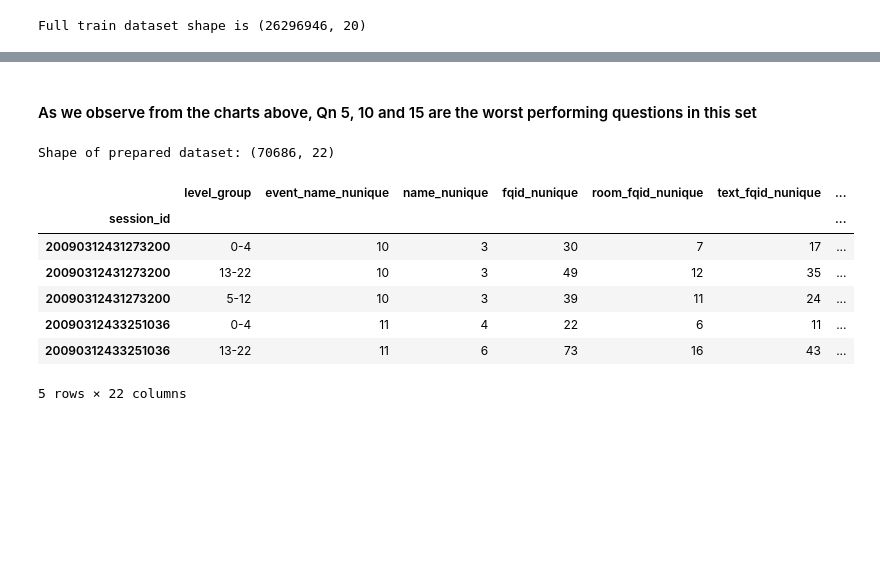
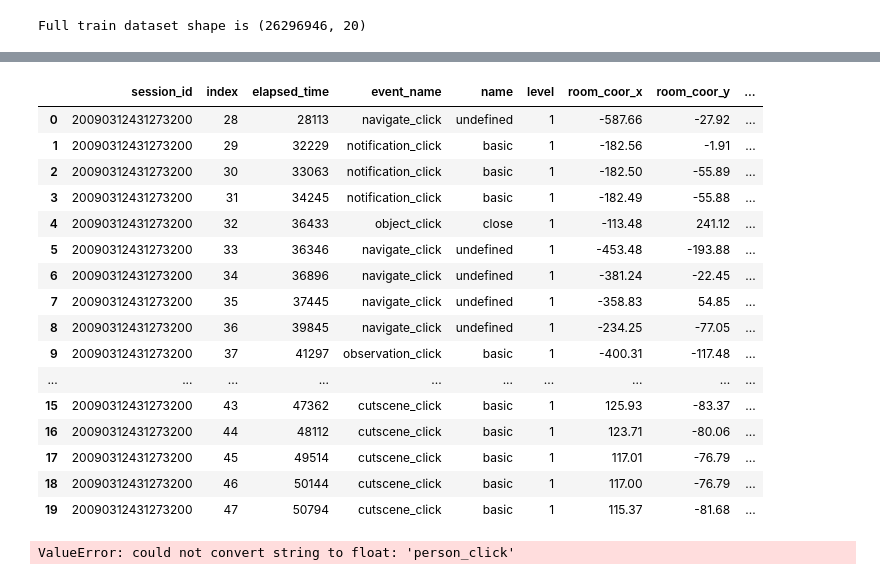
Before and after one commit to Malai237/ML-Project, a Jupyter notebook: starter.ipynb, the cells around one changed output, grey strips where cells are left out. Cells and saved outputs as stored; diff of their text form; code cells hidden in the pictures; blank space fills up the shorter version.

```diff
--- a/starter.ipynb
+++ b/starter.ipynb
@@ -84,2 +206,0 @@ for n in range(1,19):
-# %% [markdown]
-#### As we observe from the charts above, Qn 5, 10 and 15 are the worst performing questions in this set
@@ -116,17 +207,22 @@ def feature_engineering(df):
-# %%
-dataset_df = feature_engineering(dataset_df)
-
-print(f'Shape of prepared dataset: {dataset_df.shape}')
-# %% [output]
-Shape of prepared dataset: (70686, 22)
-# %%
-dataset_df.head()
-# %% [output]
-|  | level_group | event_name_nunique | name_nunique | fqid_nunique | room_fqid_nunique | text_fqid_nunique | ... |
-| session_id |  |  |  |  |  |  | ... |
-| 20090312431273200 | 0-4 | 10 | 3 | 30 | 7 | 17 | ... |
-| 20090312431273200 | 13-22 | 10 | 3 | 49 | 12 | 35 | ... |
-| 20090312431273200 | 5-12 | 10 | 3 | 39 | 11 | 24 | ... |
-| 20090312433251036 | 0-4 | 11 | 4 | 22 | 6 | 11 | ... |
-| 20090312433251036 | 13-22 | 11 | 6 | 73 | 16 | 43 | ... |
-5 rows × 22 columns
+# %%
+#Now that we dont have any null values, we can move joining the labels to the exsisting df
+merged_df = dataset_df.merge(labels, on=['session_id','level'])
+merged_df.head(20)
+# %% [output]
+|  | session_id | index | elapsed_time | event_name | name | level | room_coor_x | room_coor_y | ... |
+| 0 | 20090312431273200 | 28 | 28113 | navigate_click | undefined | 1 | -587.66 | -27.92 | ... |
+| 1 | 20090312431273200 | 29 | 32229 | notification_click | basic | 1 | -182.56 | -1.91 | ... |
+| 2 | 20090312431273200 | 30 | 33063 | notification_click | basic | 1 | -182.50 | -55.89 | ... |
+| 3 | 20090312431273200 | 31 | 34245 | notification_click | basic | 1 | -182.49 | -55.88 | ... |
+| 4 | 20090312431273200 | 32 | 36433 | object_click | close | 1 | -113.48 | 241.12 | ... |
+| 5 | 20090312431273200 | 33 | 36346 | navigate_click | undefined | 1 | -453.48 | -193.88 | ... |
+| 6 | 20090312431273200 | 34 | 36896 | navigate_click | undefined | 1 | -381.24 | -22.45 | ... |
+| 7 | 20090312431273200 | 35 | 37445 | navigate_click | undefined | 1 | -358.83 | 54.85 | ... |
+| 8 | 20090312431273200 | 36 | 39845 | navigate_click | undefined | 1 | -234.25 | -77.05 | ... |
+| 9 | 20090312431273200 | 37 | 41297 | observation_click | basic | 1 | -400.31 | -117.48 | ... |
+| ... | ... | ... | ... | ... | ... | ... | ... | ... | ... |
+| 15 | 20090312431273200 | 43 | 47362 | cutscene_click | basic | 1 | 125.93 | -83.37 | ... |
+| 16 | 20090312431273200 | 44 | 48112 | cutscene_click | basic | 1 | 123.71 | -80.06 | ... |
+| 17 | 20090312431273200 | 45 | 49514 | cutscene_click | basic | 1 | 117.01 | -76.79 | ... |
+| 18 | 20090312431273200 | 46 | 50144 | cutscene_click | basic | 1 | 117.00 | -76.79 | ... |
+| 19 | 20090312431273200 | 47 | 50794 | cutscene_click | basic | 1 | 115.37 | -81.68 | ... |
@@ -132,0 +236,20 @@ dataset_df.head()
+# %%
+# Set up the hyperparameter grid for the Decision Tree Classifier
+param_grid = {
+    # 'max_depth': [1, 2, 3, 4, 5, 6, 7, 8, 9, 10],
+    'max_depth': [1, 5, 10],
+    'min_samples_split': [2, 5, 10],
+    'min_samples_leaf': [1, 2, 4],
+    # 'criterion': ['gini', 'entropy']
+}
+
+# Create the base Decision Tree Classifier
+dtc = DecisionTreeClassifier(random_state=23,max_depth=5,min_samples_split=2,min_samples_leaf=4)
+
+# Create the GridSearchCV object
+# grid_search = GridSearchCV(estimator=dtc, param_grid=param_grid, scoring='f1', cv=5)
+
+# Fit the GridSearchCV object to the training data
+dtc.fit(X_train, y_train)
+# %% [output]
+ValueError: could not convert string to float: 'person_click'
```
Also changed, not shown: parts of 20 cells of this notebook.
